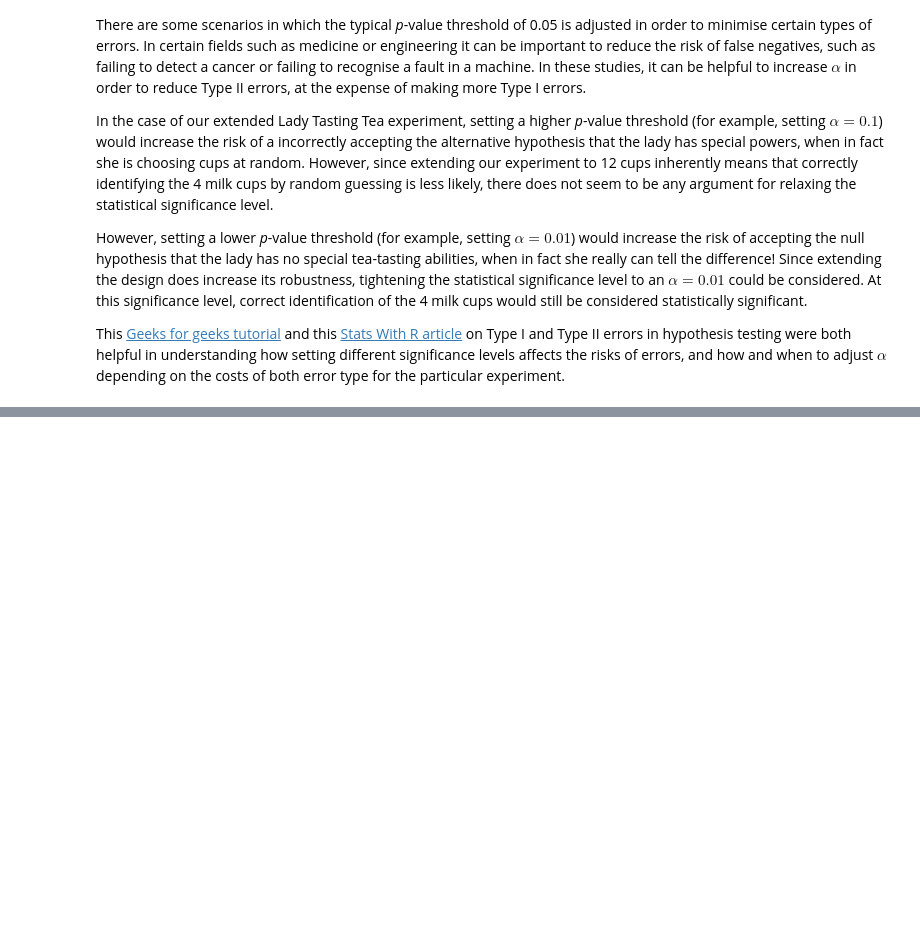
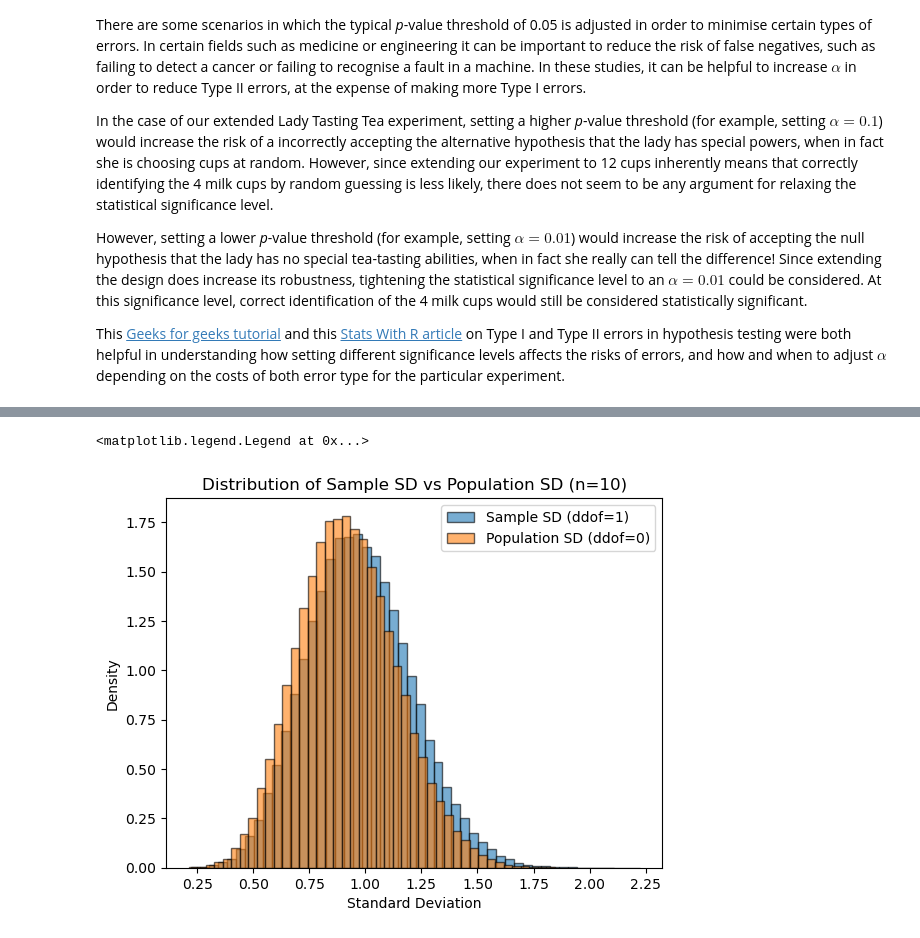
Before and after one commit to a-o-connor/applied_statistics_assessment, a Jupyter notebook: problems.ipynb, the cells around one changed output, grey strips where cells are left out. Drawn from its saved outputs; the diff is of its cells as text; code cells hidden in the pictures; blank space fills up the shorter version.

```diff
--- a/problems.ipynb
+++ b/problems.ipynb
@@ -244,0 +285,17 @@ plt.hist(means, edgecolor="black", density="True", bins=np.linspace(-1.5,1.5,100
+# %%
+# Compute sample SD (ddof=1) and population SD (ddof=0) for each sample (row)
+sample_sd = np.std(data, axis=1, ddof=1)
+population_sd = np.std(data, axis=1, ddof=0)
+
+# Plot histograms
+fig, ax = plt.subplots()
+ax.hist(sample_sd, bins=50, alpha=0.6, label='Sample SD (ddof=1)', edgecolor='black', density=True)
+ax.hist(population_sd, bins=50, alpha=0.6, label='Population SD (ddof=0)', edgecolor='black', density=True)
+
+ax.set_xlabel('Standard Deviation')
+ax.set_ylabel('Density')
+ax.set_title('Distribution of Sample SD vs Population SD (n=10)')
+ax.legend()
+# %% [output]
+<matplotlib.legend.Legend at 0x...>
+[figure, added]
```
Also changed, not shown: parts of 10 cells of this notebook, 2 other files.
